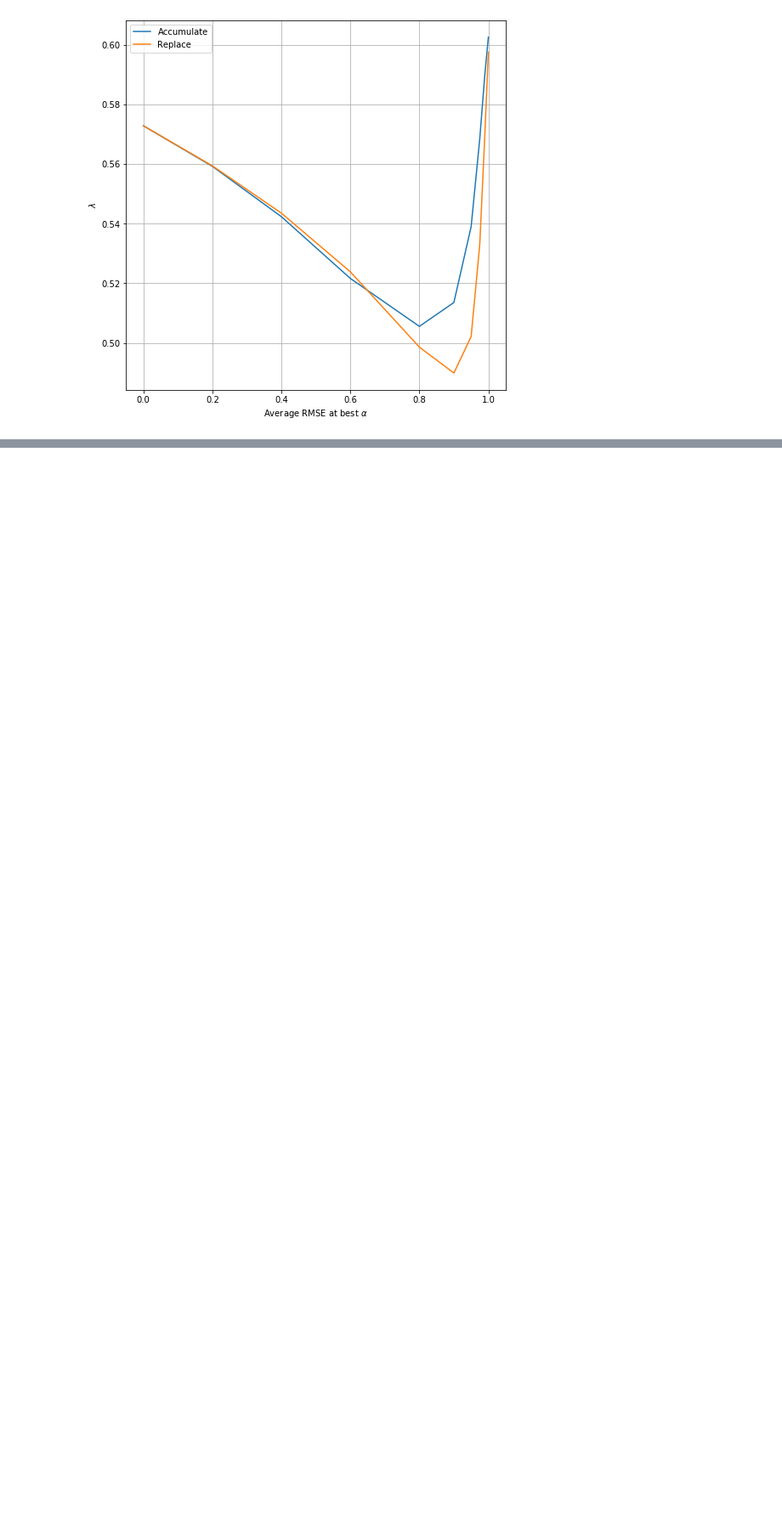
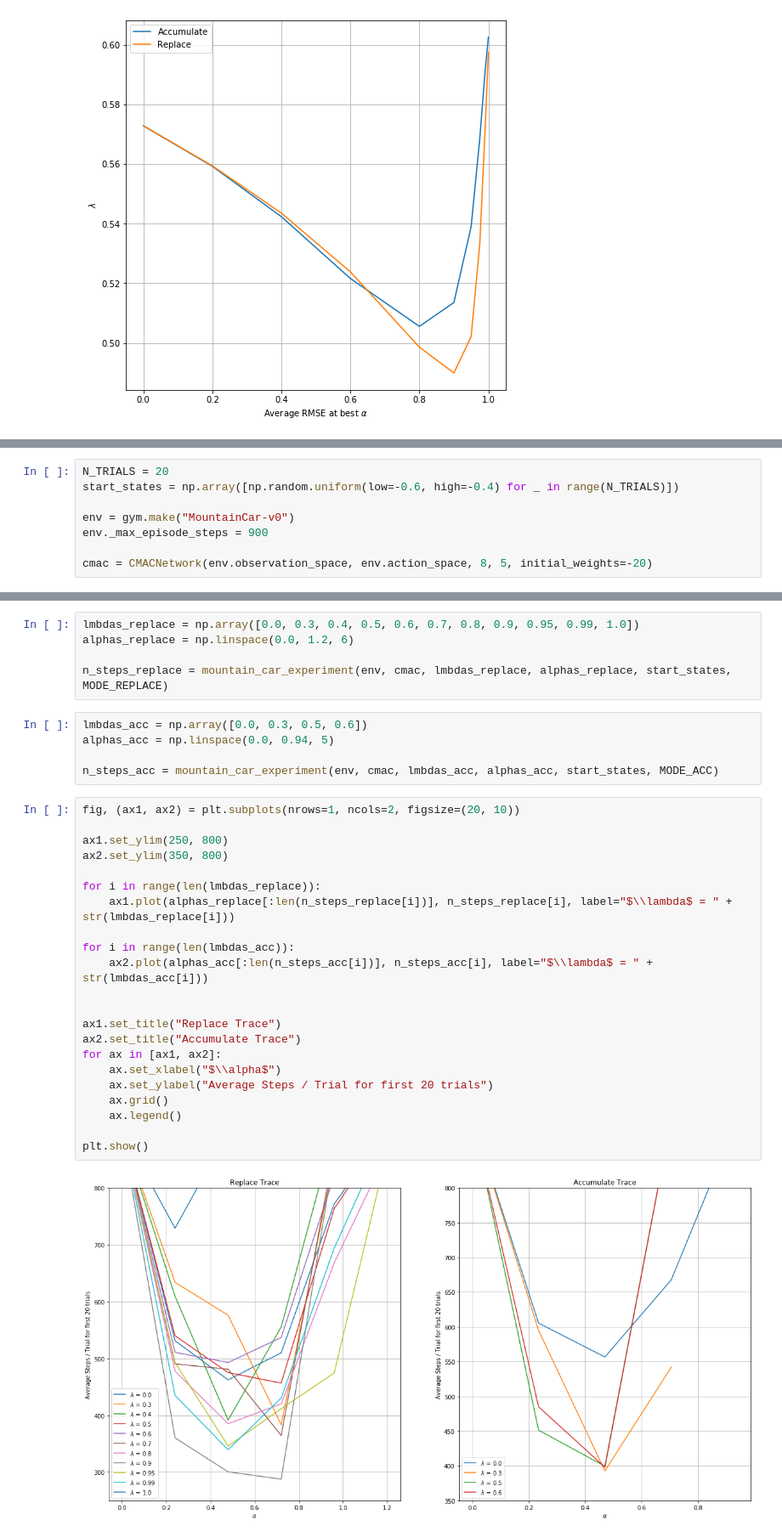
Before and after one commit to TimeEscaper/smmm_rl_eligibility_traces, a Jupyter notebook: SMMM_final_project_Akhtyamov_Timur.ipynb, the cells around one changed output, grey strips where cells are left out. Shown at 85% size. Cells and saved outputs as stored; diff of their text form; blank space fills up the shorter version.

Commit message:
Experiment 2 reproduced

```diff
--- a/SMMM_final_project_Akhtyamov_Timur.ipynb
+++ b/SMMM_final_project_Akhtyamov_Timur.ipynb
@@ -134,0 +264,8 @@ plt.show()
+# %%
+N_TRIALS = 20
+start_states = np.array([np.random.uniform(low=-0.6, high=-0.4) for _ in range(N_TRIALS)])
+
+env = gym.make("MountainCar-v0")
+env._max_episode_steps = 900
+
+cmac = CMACNetwork(env.observation_space, env.action_space, 8, 5, initial_weights=-20)
@@ -134,0 +286,34 @@ plt.show()
+# %%
+lmbdas_replace = np.array([0.0, 0.3, 0.4, 0.5, 0.6, 0.7, 0.8, 0.9, 0.95, 0.99, 1.0])
+alphas_replace = np.linspace(0.0, 1.2, 6)
+
+n_steps_replace = mountain_car_experiment(env, cmac, lmbdas_replace, alphas_replace, start_states, MODE_REPLACE)
+# %%
+lmbdas_acc = np.array([0.0, 0.3, 0.5, 0.6])
+alphas_acc = np.linspace(0.0, 0.94, 5)
+
+n_steps_acc = mountain_car_experiment(env, cmac, lmbdas_acc, alphas_acc, start_states, MODE_ACC)
+# %%
+fig, (ax1, ax2) = plt.subplots(nrows=1, ncols=2, figsize=(20, 10))
+
+ax1.set_ylim(250, 800)
+ax2.set_ylim(350, 800)
+
+for i in range(len(lmbdas_replace)):
+    ax1.plot(alphas_replace[:len(n_steps_replace[i])], n_steps_replace[i], label="$\\lambda$ = " + str(lmbdas_replace[i]))
+
+for i in range(len(lmbdas_acc)):
+    ax2.plot(alphas_acc[:len(n_steps_acc[i])], n_steps_acc[i], label="$\\lambda$ = " + str(lmbdas_acc[i]))
+
+
+ax1.set_title("Replace Trace")
+ax2.set_title("Accumulate Trace")
+for ax in [ax1, ax2]:
+    ax.set_xlabel("$\\alpha$")
+    ax.set_ylabel("Average Steps / Trial for first 20 trials")
+    ax.grid()
+    ax.legend()
+
+plt.show()
+# %% [output]
+[figure, added]
```
Also changed, not shown: parts of 8 cells of this notebook.
